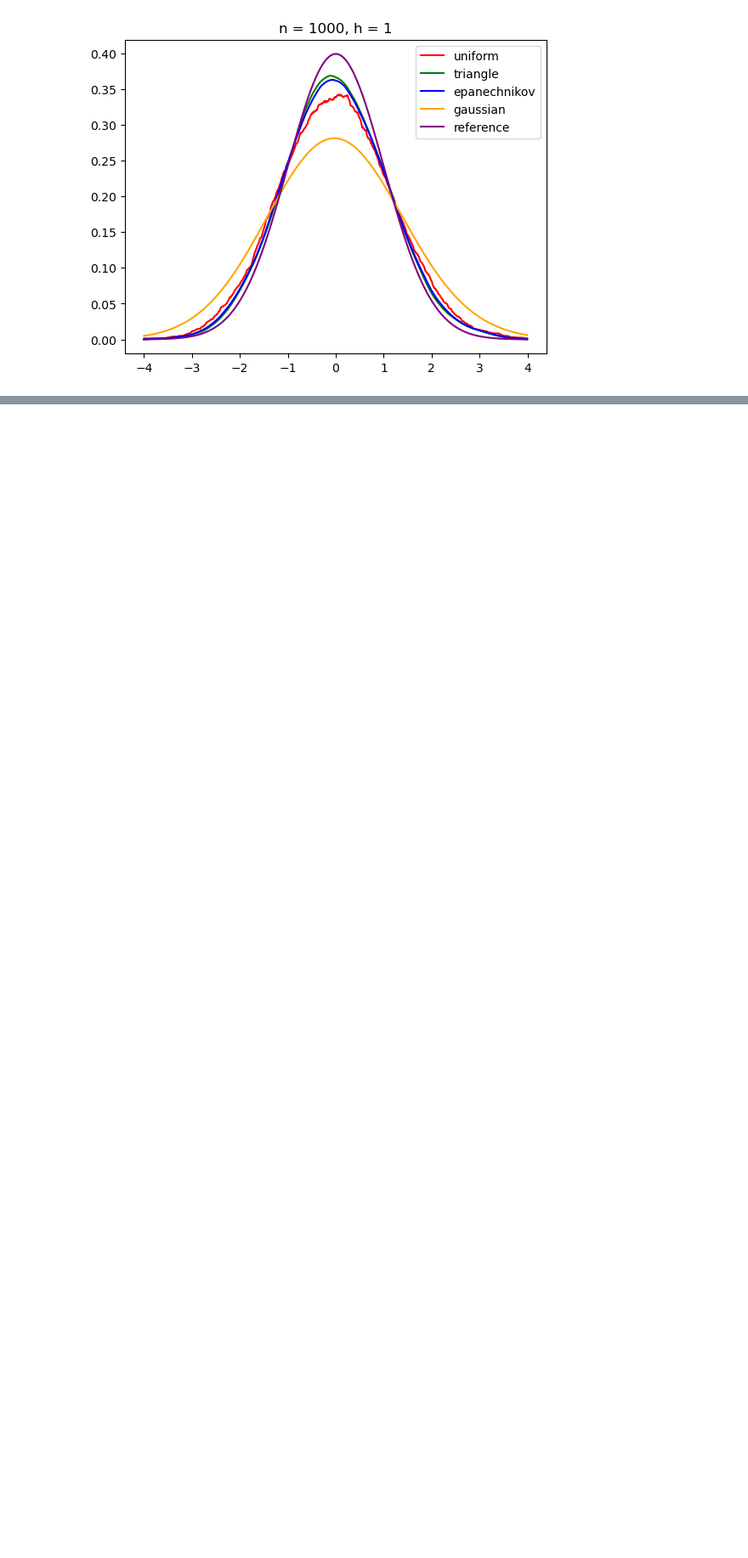
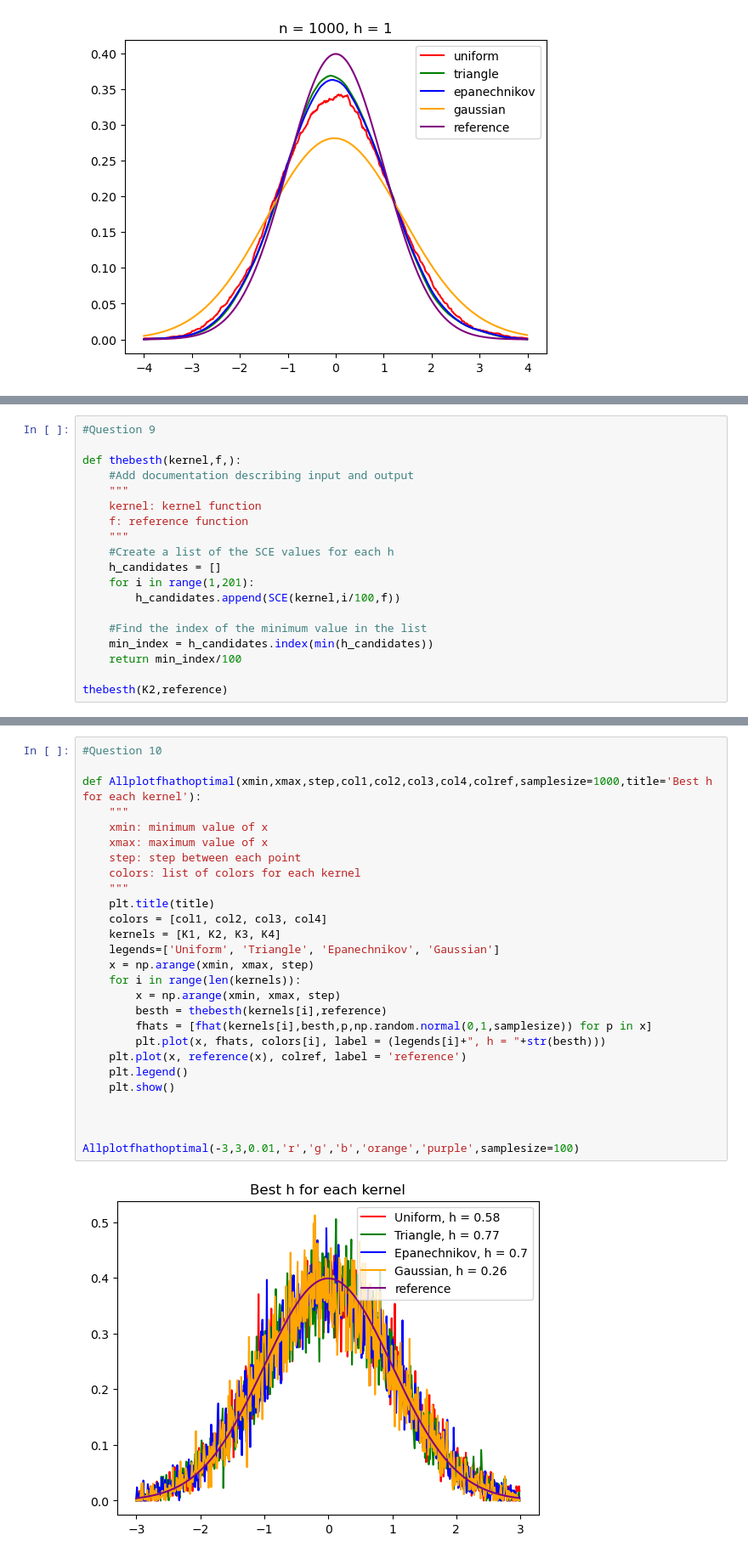
Before and after one commit to MurphLaws/statistics, a Jupyter notebook: TP3.ipynb, the cells around one changed output, grey strips where cells are left out. Shown at 85% size. Cells and saved outputs as stored; diff of their text form; blank space fills up the shorter version.

Commit message:
Questions 9-10

```diff
--- a/TP3.ipynb
+++ b/TP3.ipynb
@@ -213,0 +228,19 @@ def SCE(kernel,h,f):
+# %%
+#Question 9
+
+def thebesth(kernel,f,):
+    #Add documentation describing input and output
+    """
+    kernel: kernel function
+    f: reference function
+    """
+    #Create a list of the SCE values for each h
+    h_candidates = []
+    for i in range(1,201):
+        h_candidates.append(SCE(kernel,i/100,f))
+
+    #Find the index of the minimum value in the list
+    min_index = h_candidates.index(min(h_candidates))
+    return min_index/100
+
+thebesth(K2,reference)
@@ -213,0 +249,29 @@ def SCE(kernel,h,f):
+# %%
+#Question 10
+
+def Allplotfhathoptimal(xmin,xmax,step,col1,col2,col3,col4,colref,samplesize=1000,title='Best h for each kernel'):
+    """
+    xmin: minimum value of x
+    xmax: maximum value of x
+    step: step between each point
+    colors: list of colors for each kernel
+    """
+    plt.title(title)
+    colors = [col1, col2, col3, col4]
+    kernels = [K1, K2, K3, K4]
+    legends=['Uniform', 'Triangle', 'Epanechnikov', 'Gaussian']
+    x = np.arange(xmin, xmax, step)
+    for i in range(len(kernels)):
+        x = np.arange(xmin, xmax, step)
+        besth = thebesth(kernels[i],reference)
+        fhats = [fhat(kernels[i],besth,p,np.random.normal(0,1,samplesize)) for p in x]
+        plt.plot(x, fhats, colors[i], label = (legends[i]+", h = "+str(besth)))
+    plt.plot(x, reference(x), colref, label = 'reference')
+    plt.legend()
+    plt.show()
+
+
+
+Allplotfhathoptimal(-3,3,0.01,'r','g','b','orange','purple',samplesize=100)
+# %% [output]
+[figure, added]
```
Also changed, not shown: parts of 3 cells of this notebook.
